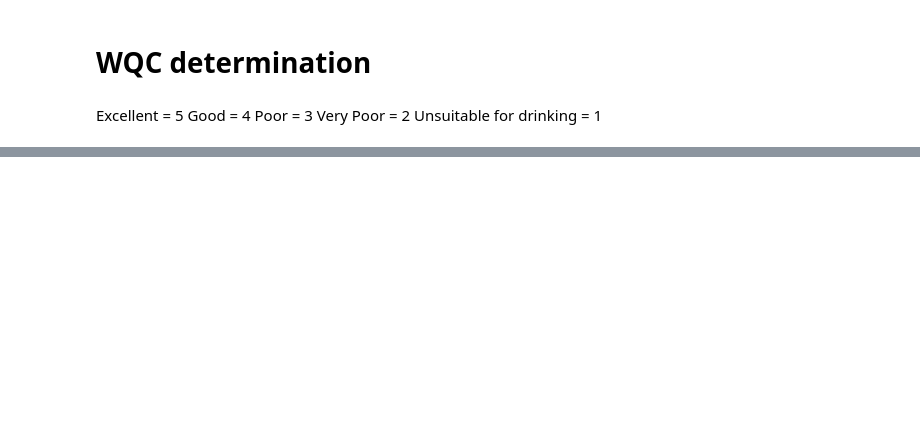
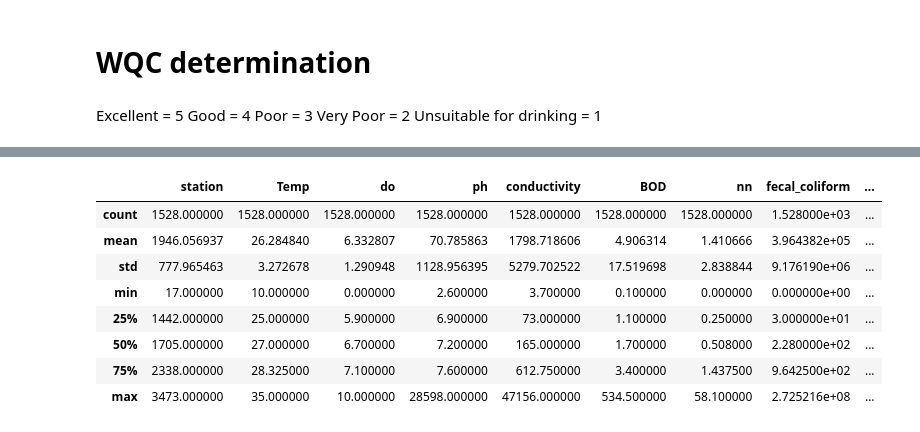
Before and after one commit to Murdock135/Water-Quality-Prediction, a Jupyter notebook: notebooks/initial_analysis.ipynb, the cells around one changed output, grey strips where cells are left out. Drawn from its saved outputs; the diff is of its cells as text; code cells hidden in the pictures; blank space fills up the shorter version.

```diff
--- a/notebooks/initial_analysis.ipynb
+++ b/notebooks/initial_analysis.ipynb
@@ -456,8 +527,8 @@ Poor = 3
 Very Poor = 2
 Unsuitable for drinking = 1
 # %%
-def wqc(df):
-    WQI = df.wqi
+def calc_wqc(wqi):
+    WQI = wqi
     if WQI<=25:
         WQC=5
     elif WQI>25 and WQI<=50:
@@ -469,3 +540,9 @@ def wqc(df):
     elif WQI>100:
         WQC=1
     return WQC
+# %%
+wqc = []
+for i in df4.wqi:
+    wqc.append(calc_wqc(i))
+# %%
+df4['wqc']=wqc
@@ -471,0 +570,12 @@ def wqc(df):
+# %%
+df4.describe()
+# %% [output]
+|  | station | Temp | do | ph | conductivity | BOD | nn | fecal_coliform | ... |
+| count | 1528.000000 | 1528.000000 | 1528.000000 | 1528.000000 | 1528.000000 | 1528.000000 | 1528.000000 | 1.528000e+03 | ... |
+| mean | 1946.056937 | 26.284840 | 6.332807 | 70.785863 | 1798.718606 | 4.906314 | 1.410666 | 3.964382e+05 | ... |
+| std | 777.965463 | 3.272678 | 1.290948 | 1128.956395 | 5279.702522 | 17.519698 | 2.838844 | 9.176190e+06 | ... |
+| min | 17.000000 | 10.000000 | 0.000000 | 2.600000 | 3.700000 | 0.100000 | 0.000000 | 0.000000e+00 | ... |
+| 25% | 1442.000000 | 25.000000 | 5.900000 | 6.900000 | 73.000000 | 1.100000 | 0.250000 | 3.000000e+01 | ... |
+| 50% | 1705.000000 | 27.000000 | 6.700000 | 7.200000 | 165.000000 | 1.700000 | 0.508000 | 2.280000e+02 | ... |
+| 75% | 2338.000000 | 28.325000 | 7.100000 | 7.600000 | 612.750000 | 3.400000 | 1.437500 | 9.642500e+02 | ... |
+| max | 3473.000000 | 35.000000 | 10.000000 | 28598.000000 | 47156.000000 | 534.500000 | 58.100000 | 2.725216e+08 | ... |
```
Also changed, not shown: parts of 17 cells of this notebook.
